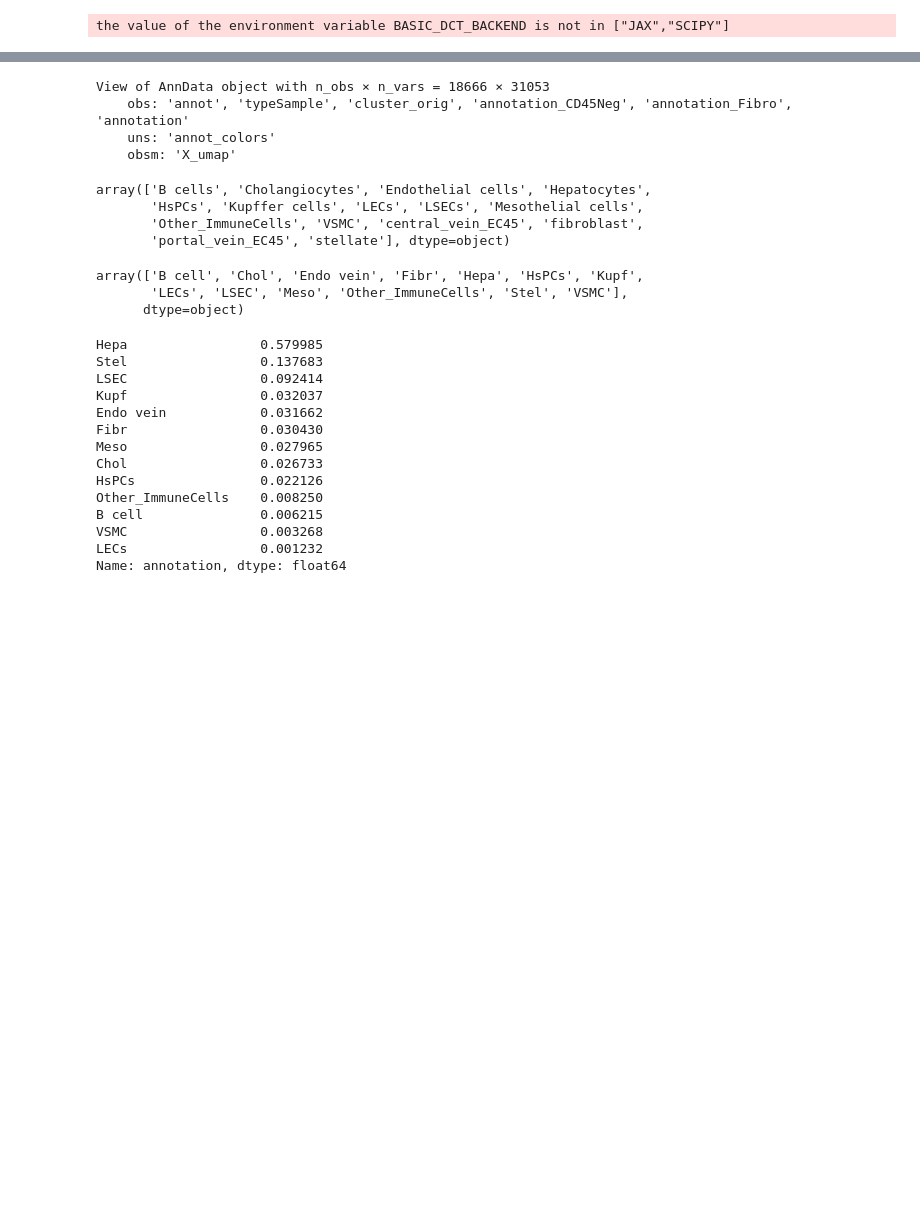
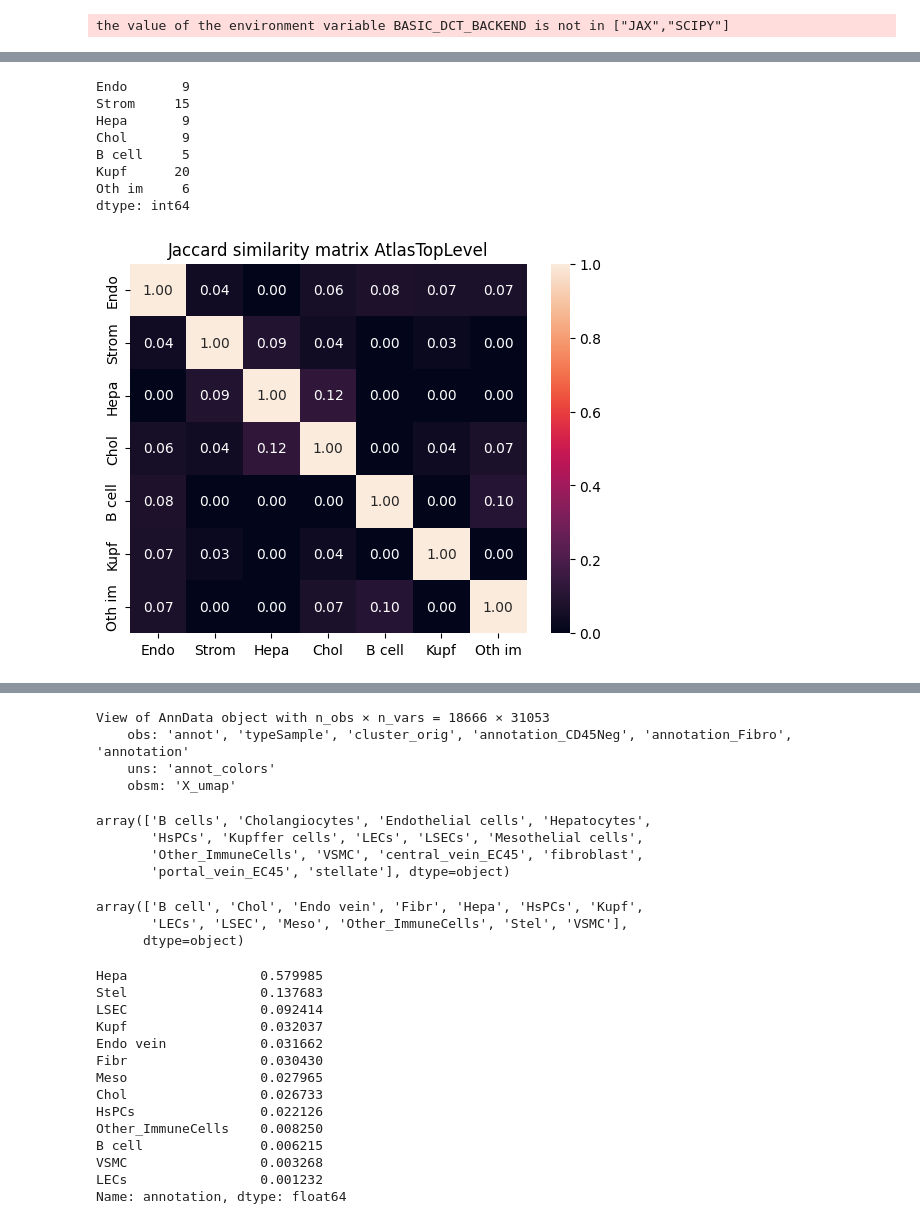
Before and after one commit to WoutVanhenden/Thesis, a Jupyter notebook: markers_annotation.ipynb, the cells around one changed output, grey strips where cells are left out. Cells and saved outputs as stored; diff of their text form; code cells hidden in the pictures; blank space fills up the shorter version.

Commit message:
modified:   all_annotations.ipynb 	modified:   markers_annotation.ipynb

```diff
--- a/markers_annotation.ipynb
+++ b/markers_annotation.ipynb
@@ -170,7 +154,7 @@ df_Michiel_subset[df_Michiel_subset['Hepatocyte'] > 1] = 1
 for key in mapping_cell_type_names:
     df_Michiel_subset = df_Michiel_subset.rename(columns={mapping_cell_type_names[key]:key})
 df_Michiel_subset['Oth im'] = 0
-oth_im_genes = ['Cd9','Itgb7','Spn','Itgax']
+oth_im_genes = ['Cd9','Itgb7','Spn','Itgax','Flt3','Ccr2']
 # add empty rows for other immune cells
 for gene in oth_im_genes:
     df_Michiel_subset.loc[len(df_Michiel_subset)] = 0
@@ -298,2 +280,64 @@ Oth im           4
 dtype: int64
 [figure]
+# %%
+def add_markers_and_scores_to_dict(dictionary,dict_scores,cell_type, sheet_name, path_mg):
+    markers = pd.read_excel(path_mg, sheet_name=sheet_name, index_col=0)
+    markers = markers.index.to_list()
+    for gene in markers:
+        if gene not in dictionary[cell_type]:
+            dictionary[cell_type].append(gene)
+    scores = pd.read_excel(path, sheet_name=sheet_name, index_col=18)
+    scores = scores.index.to_list()
+    scores_log = []
+    for score in scores:
+        if np.log(score) > 0:
+            scores_log.append(np.log(score))
+        else:
+            scores_log.append(0.5)
+    for i in range(len(scores_log)):
+        dict_scores[cell_type][markers[i]] = scores_log[i]
+# %%
+# create marker gene list based on the atlas files with scores in the 'forLotte' directory
+# Top level (7 cell types)
+cell_types = ['Endo','Strom','Hepa','Chol','B cell','Kupf','Oth im']
+dict_ct_markers = {}
+dict_ct_marker_score = {}
+for cell_type in cell_types:
+    dict_ct_markers[cell_type] = []
+    dict_ct_marker_score[cell_type] = {}
+path_mg = '/home/wout/Documents/Thesis_lokaal/Mouse_Liver_Resolve_Data/LiverMarkerGenes/forLotte/markers_mouseStStAll.xlsx'
+add_markers_and_scores_to_dict(dict_ct_markers,dict_ct_marker_score,'Endo','cl0', path_mg)
+add_markers_and_scores_to_dict(dict_ct_markers,dict_ct_marker_score,'Strom','cl1', path_mg)
+add_markers_and_scores_to_dict(dict_ct_markers,dict_ct_marker_score,'Hepa','cl2', path_mg)
+add_markers_and_scores_to_dict(dict_ct_markers,dict_ct_marker_score,'Chol','cl3', path_mg)
+add_markers_and_scores_to_dict(dict_ct_markers,dict_ct_marker_score,'B cell','cl14', path_mg)
+add_markers_and_scores_to_dict(dict_ct_markers,dict_ct_marker_score,'Kupf','cl16', path_mg)
+# manually add other immune cell markers
+oth_im_genes = ['Cd9','Itgb7','Spn','Itgax','Flt3','Ccr2']
+for gene in oth_im_genes:
+    dict_ct_markers['Oth im'].append(gene)
+# get all unique values in dictionary
+unique_values = []
+for key in dict_ct_markers:
+    for value in dict_ct_markers[key]:
+        if value not in unique_values:
+            unique_values.append(value)
+genes_overlap = list(set(genes) & set(unique_values))
+df_top_level_atlas = pd.DataFrame(index=genes_overlap, columns=cell_types)
+df_top_level_atlas = df_top_level_atlas.fillna(0)
+for key in dict_ct_markers:
+    key_overlap_genes = list(set(dict_ct_markers[key]) & set(genes_overlap))
+    df_top_level_atlas.loc[key_overlap_genes,key] = 1
+df_top_level_atlas = df_top_level_atlas.sort_index()
+df_top_level_atlas.to_csv("/home/wout/Documents/Thesis_lokaal/Mouse_Liver_Resolve_Data/AtlasTopLevel.csv")
+nr_markers_df_top_level_atlas = Jaccard_similarity_matrix("/home/wout/Documents/Thesis_lokaal/Mouse_Liver_Resolve_Data/AtlasTopLevel.csv",'AtlasTopLevel')
+# %% [output]
+Endo       9
+Strom     15
+Hepa       9
+Chol       9
+B cell     5
+Kupf      20
+Oth im     6
+dtype: int64
+[figure, added]
```
Also changed, not shown: parts of 9 cells of this notebook.
